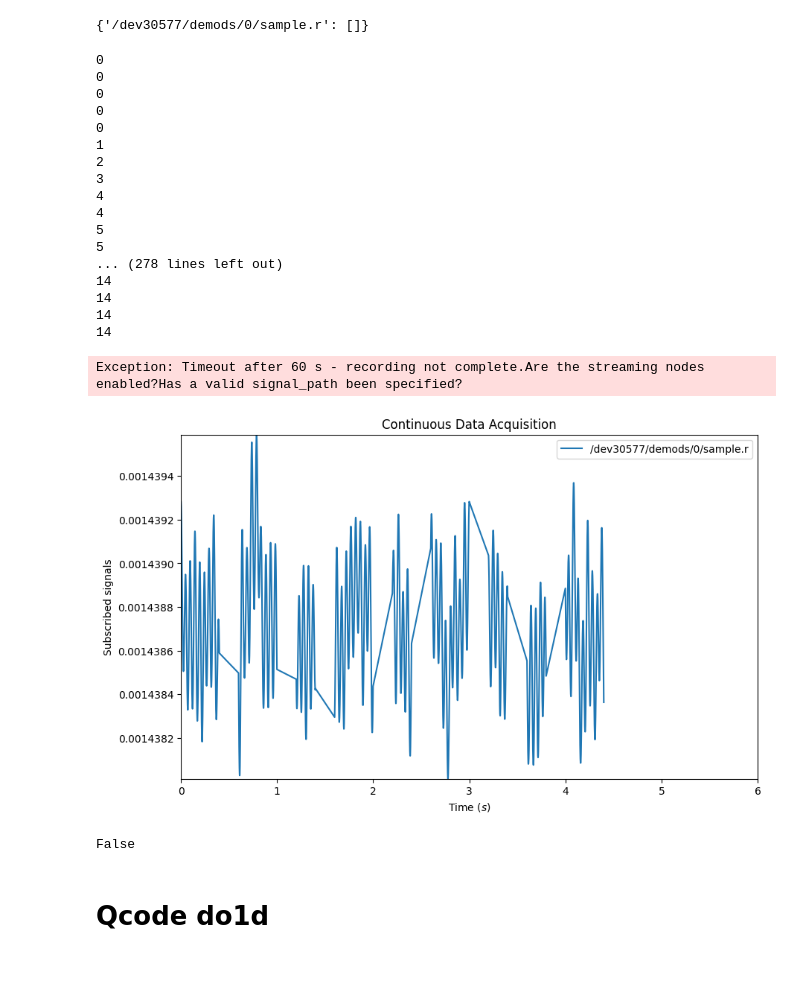
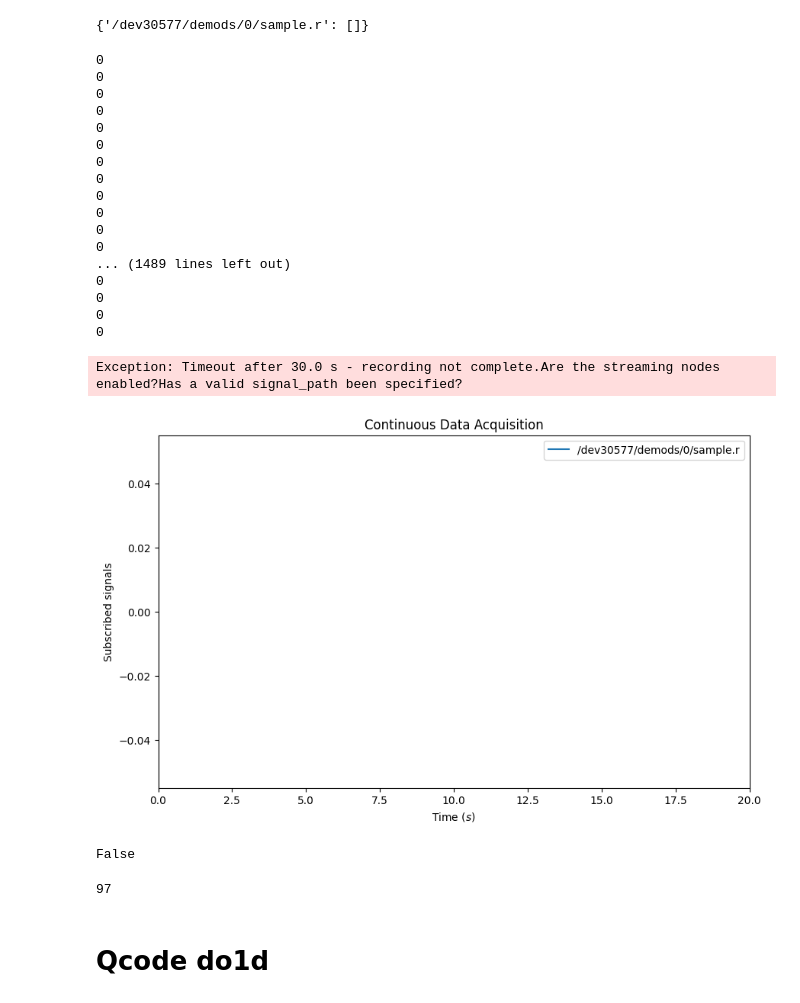
Before and after one commit to 44hsiang/SET, a Jupyter notebook: QDACII_MFLI.ipynb, the cells around one changed output. Cells and saved outputs as stored; diff of their text form; code cells hidden in the pictures; blank space fills up the shorter version.

```diff
--- a/QDACII_MFLI.ipynb
+++ b/QDACII_MFLI.ipynb
@@ -52,15 +56,16 @@ sweeper = session.modules.sweeper
 qdac.reset() # reset QDACII
 
 voltages = np.linspace(-0.4, 0.4, 101)
-dwell_s  = 200e-3
-repeat=2
+dwell_s  = 20e-3
+repeat=100
+steps = 10
 
 dc_ch2 = qdac.ch02.dc_sweep(
     repetitions=repeat,
     stepped=True,
     start_V=-1,
     stop_V=1,
-    points=11,
+    points=steps,
     dwell_s=dwell_s,
 )
 
@@ -279,9 +256,9 @@ signal_paths = []
 signal_paths.append(demod_path + ".r")
 
 # set the time window for the acquisition
-total_duration = 6 # Time in seconds for the aquisition.
-module_sampling_rate = 1e3  # Number of points/second.
-burst_duration = 200e-3  # Time in seconds for each data burst/segment.
+total_duration = dwell_s*repeat*steps # Time in seconds for the aquisition.
+module_sampling_rate = 2e3  # Number of points/second.
+burst_duration = 10e-3  # Time in seconds for each data burst/segment.
 num_cols = int(np.ceil(module_sampling_rate * burst_duration))
 num_bursts = int(np.ceil(total_duration / burst_duration))
 
@@ -355,52 +332,56 @@ def process_data(raw_data):
 
 # Start recording data.
 daq.execute()
 time.sleep(5)
 qdac.start_all()
 # Record data in a loop with timeout.
-timeout = 10 * total_duration
+timeout = 1.5 * total_duration
 start = time.time()
 
 while not daq.finished():
     t0_loop = time.time()
     if time.time() - start > timeout:
         raise Exception(
             f"Timeout after {timeout} s - recording not complete."
             "Are the streaming nodes enabled?"
             "Has a valid signal_path been specified?"
         )
     raw_data = daq.read()
     process_data(raw_data)
     print(len(data[signal_paths[0]]))
 
     time.sleep(max(0, burst_duration - (time.time() - t0_loop)))
 # There may be new data between the last read() and calling finished().
 raw_data = daq.read()
 result = process_data(raw_data)
 # %% [output]
 0
 0
 0
 0
 0
-1
-2
-3
-4
-4
-5
-5
-... (278 lines left out)
-14
-14
-14
-14
+0
+0
+0
+0
+0
+0
+0
+... (1489 lines left out)
+0
+0
+0
+0
-Exception: Timeout after 60 s - recording not complete.Are the streaming nodes enabled?Has a valid signal_path been specified?
+Exception: Timeout after 30.0 s - recording not complete.Are the streaming nodes enabled?Has a valid signal_path been specified?
-[figure, old version]
+[figure, new version]
 # %%
 daq.finished()
 # %% [output]
 False
+# %%
+len(data['/dev30577/demods/0/sample.r'])
+# %% [output]
+97
 # %% [markdown]
 # Qcode do1d
 # %% [markdown]
```
Also changed, not shown: parts of 18 cells of this notebook, 3 other files.
